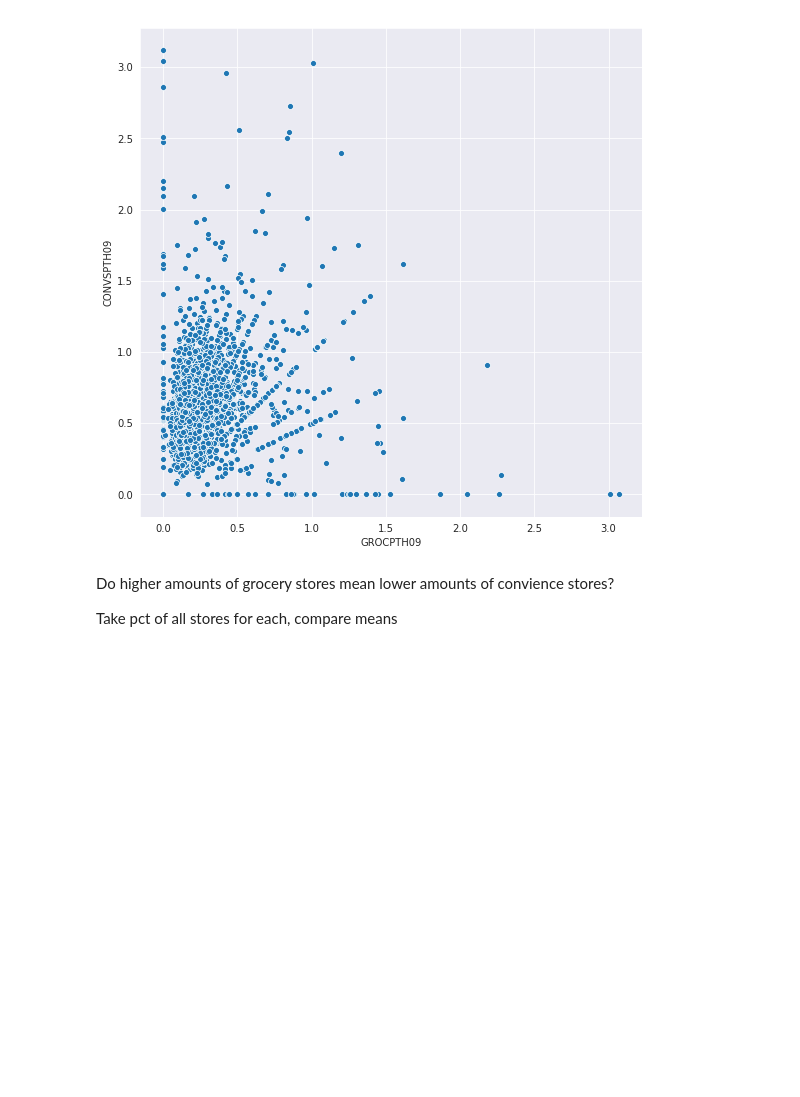
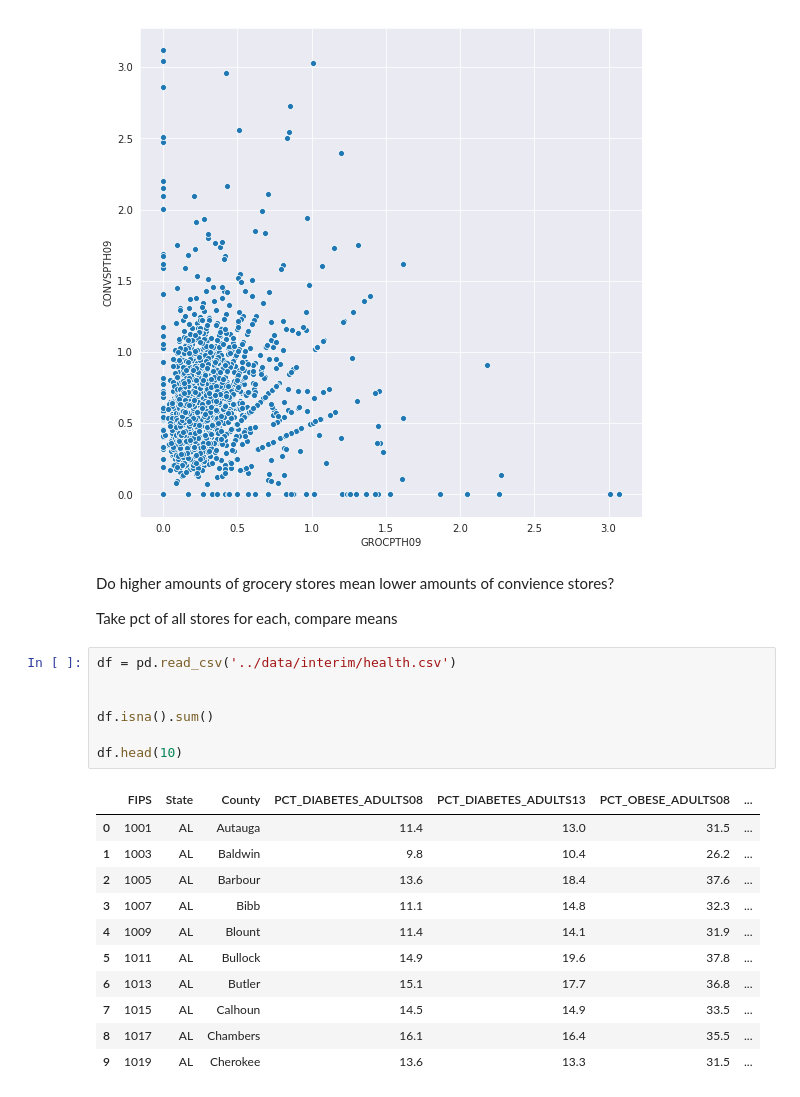
Before and after one commit to chriscross00/projects, a Jupyter notebook: food_security/notebooks/eda.ipynb, the cells around one changed output. Drawn from its saved outputs; the diff is of its cells as text; blank space fills up the shorter version.

```diff
--- a/food_security/notebooks/eda.ipynb
+++ b/food_security/notebooks/eda.ipynb
@@ -314,3 +314,22 @@ sns.scatterplot(x='GROCPTH09', y='CONVSPTH09', data=stores)
 Do higher amounts of grocery stores mean lower amounts of convience stores?
 
 Take pct of all stores for each, compare means
+# %%
+df = pd.read_csv('../data/interim/health.csv')
+
+
+df.isna().sum()
+
+df.head(10)
+# %% [output]
+|  | FIPS | State | County | PCT_DIABETES_ADULTS08 | PCT_DIABETES_ADULTS13 | PCT_OBESE_ADULTS08 | ... |
+| 0 | 1001 | AL | Autauga | 11.4 | 13.0 | 31.5 | ... |
+| 1 | 1003 | AL | Baldwin | 9.8 | 10.4 | 26.2 | ... |
+| 2 | 1005 | AL | Barbour | 13.6 | 18.4 | 37.6 | ... |
+| 3 | 1007 | AL | Bibb | 11.1 | 14.8 | 32.3 | ... |
+| 4 | 1009 | AL | Blount | 11.4 | 14.1 | 31.9 | ... |
+| 5 | 1011 | AL | Bullock | 14.9 | 19.6 | 37.8 | ... |
+| 6 | 1013 | AL | Butler | 15.1 | 17.7 | 36.8 | ... |
+| 7 | 1015 | AL | Calhoun | 14.5 | 14.9 | 33.5 | ... |
+| 8 | 1017 | AL | Chambers | 16.1 | 16.4 | 35.5 | ... |
+| 9 | 1019 | AL | Cherokee | 13.6 | 13.3 | 31.5 | ... |
```
Also changed, not shown: parts of 2 cells of this notebook.
